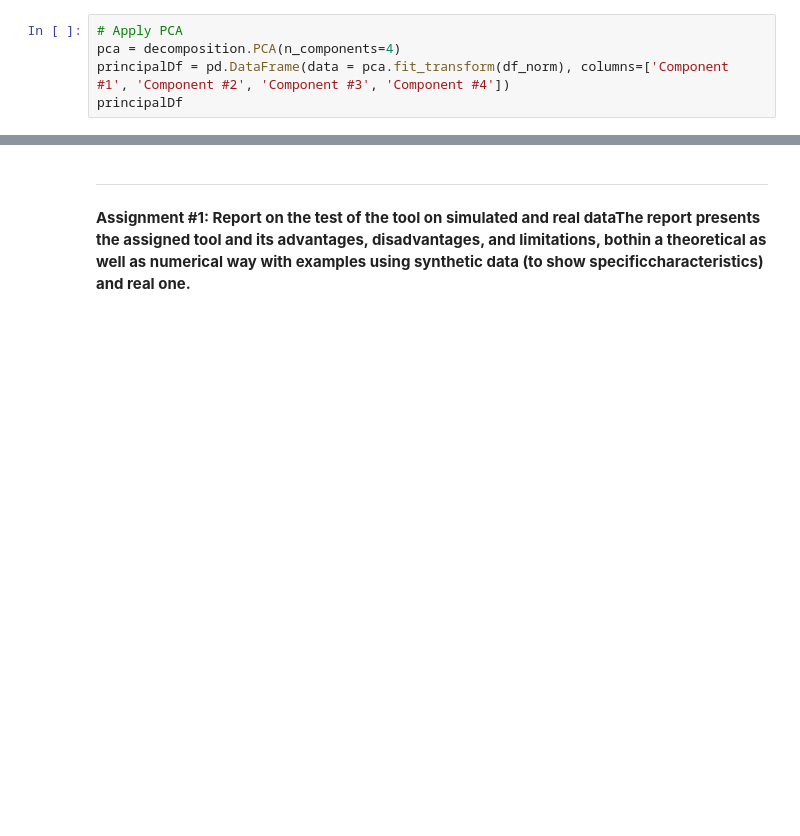
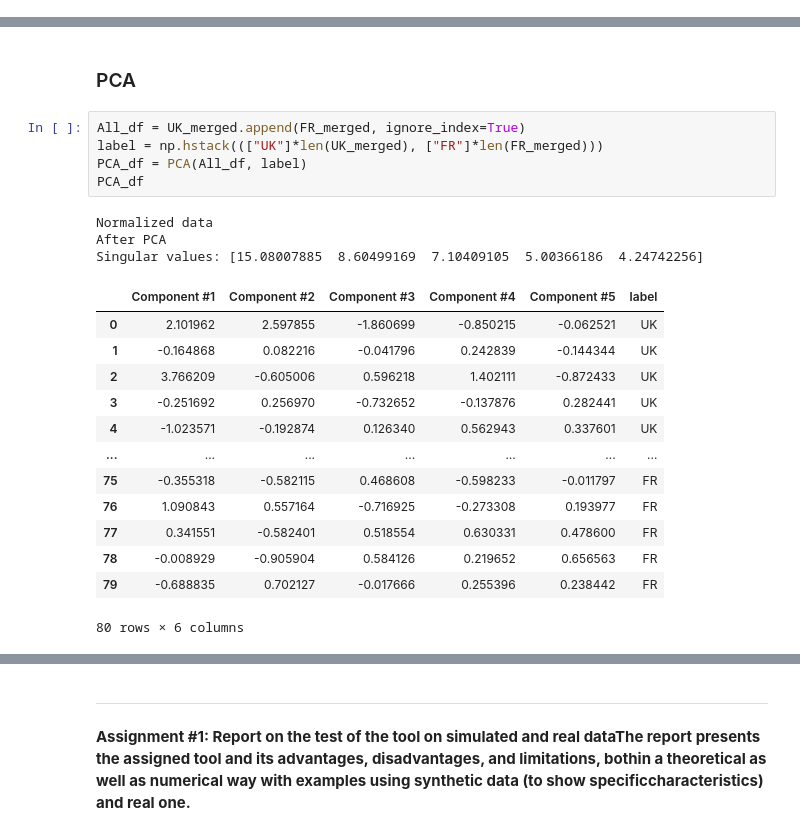
Before and after one commit to donaca/COVID19PM2.5, a Jupyter notebook: notebook_tim.ipynb, the cells around one changed output, grey strips where cells are left out. Drawn from its saved outputs; the diff is of its cells as text; blank space fills up the shorter version.

```diff
--- a/notebook_tim.ipynb
+++ b/notebook_tim.ipynb
@@ -50,5 +11,0 @@ df_norm
-# %%
-# Apply PCA
-pca = decomposition.PCA(n_components=4)
-principalDf = pd.DataFrame(data = pca.fit_transform(df_norm), columns=['Component #1', 'Component #2', 'Component #3', 'Component #4'])
-principalDf
@@ -404,0 +154,24 @@ plt.show()
+# %% [markdown]
+### PCA
+# %%
+All_df = UK_merged.append(FR_merged, ignore_index=True)
+label = np.hstack((["UK"]*len(UK_merged), ["FR"]*len(FR_merged)))
+PCA_df = PCA(All_df, label)
+PCA_df
+# %% [output]
+Normalized data
+After PCA
+Singular values: [15.08007885  8.60499169  7.10409105  5.00366186  4.24742256]
+|  | Component #1 | Component #2 | Component #3 | Component #4 | Component #5 | label |
+| 0 | 2.101962 | 2.597855 | -1.860699 | -0.850215 | -0.062521 | UK |
+| 1 | -0.164868 | 0.082216 | -0.041796 | 0.242839 | -0.144344 | UK |
+| 2 | 3.766209 | -0.605006 | 0.596218 | 1.402111 | -0.872433 | UK |
+| 3 | -0.251692 | 0.256970 | -0.732652 | -0.137876 | 0.282441 | UK |
+| 4 | -1.023571 | -0.192874 | 0.126340 | 0.562943 | 0.337601 | UK |
+| ... | ... | ... | ... | ... | ... | ... |
+| 75 | -0.355318 | -0.582115 | 0.468608 | -0.598233 | -0.011797 | FR |
+| 76 | 1.090843 | 0.557164 | -0.716925 | -0.273308 | 0.193977 | FR |
+| 77 | 0.341551 | -0.582401 | 0.518554 | 0.630331 | 0.478600 | FR |
+| 78 | -0.008929 | -0.905904 | 0.584126 | 0.219652 | 0.656563 | FR |
+| 79 | -0.688835 | 0.702127 | -0.017666 | 0.255396 | 0.238442 | FR |
+80 rows × 6 columns
```
Also changed, not shown: parts of 22 cells of this notebook, 6 other files.
